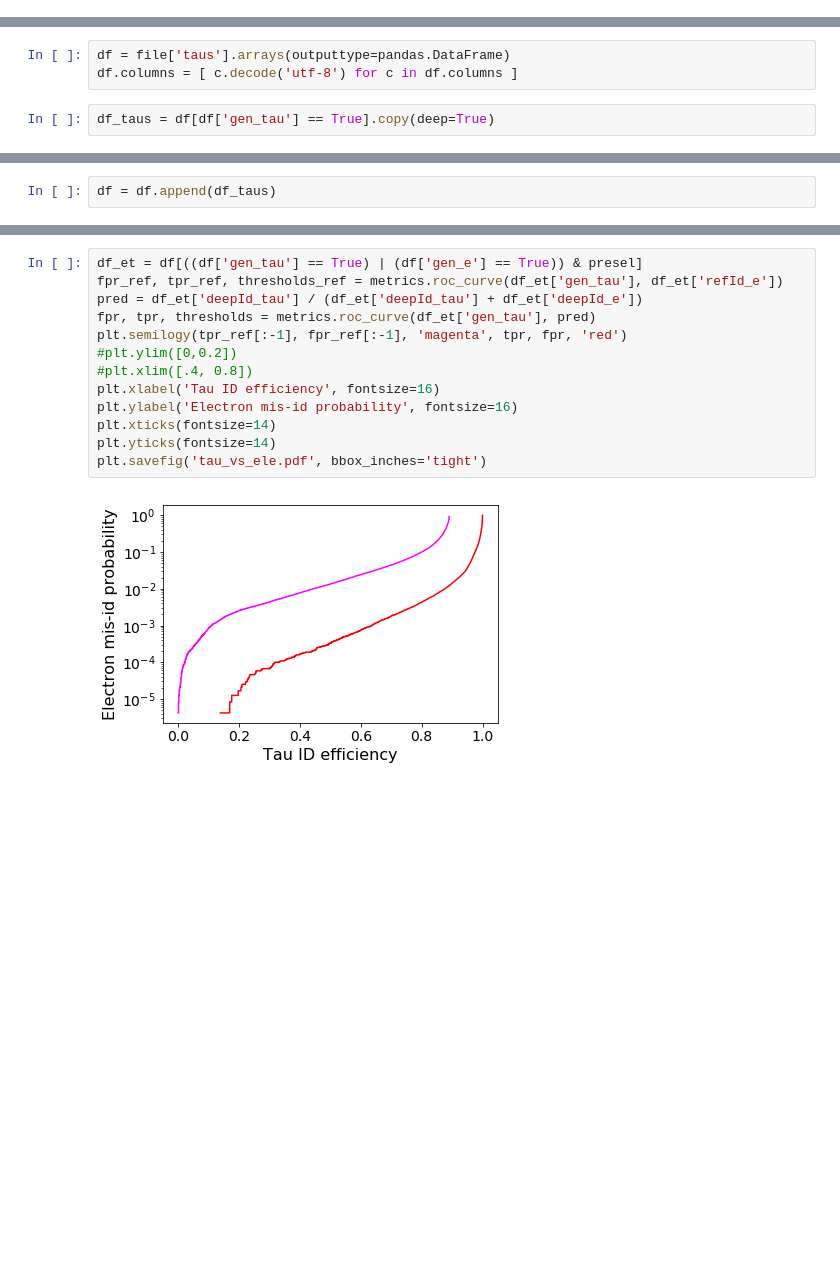
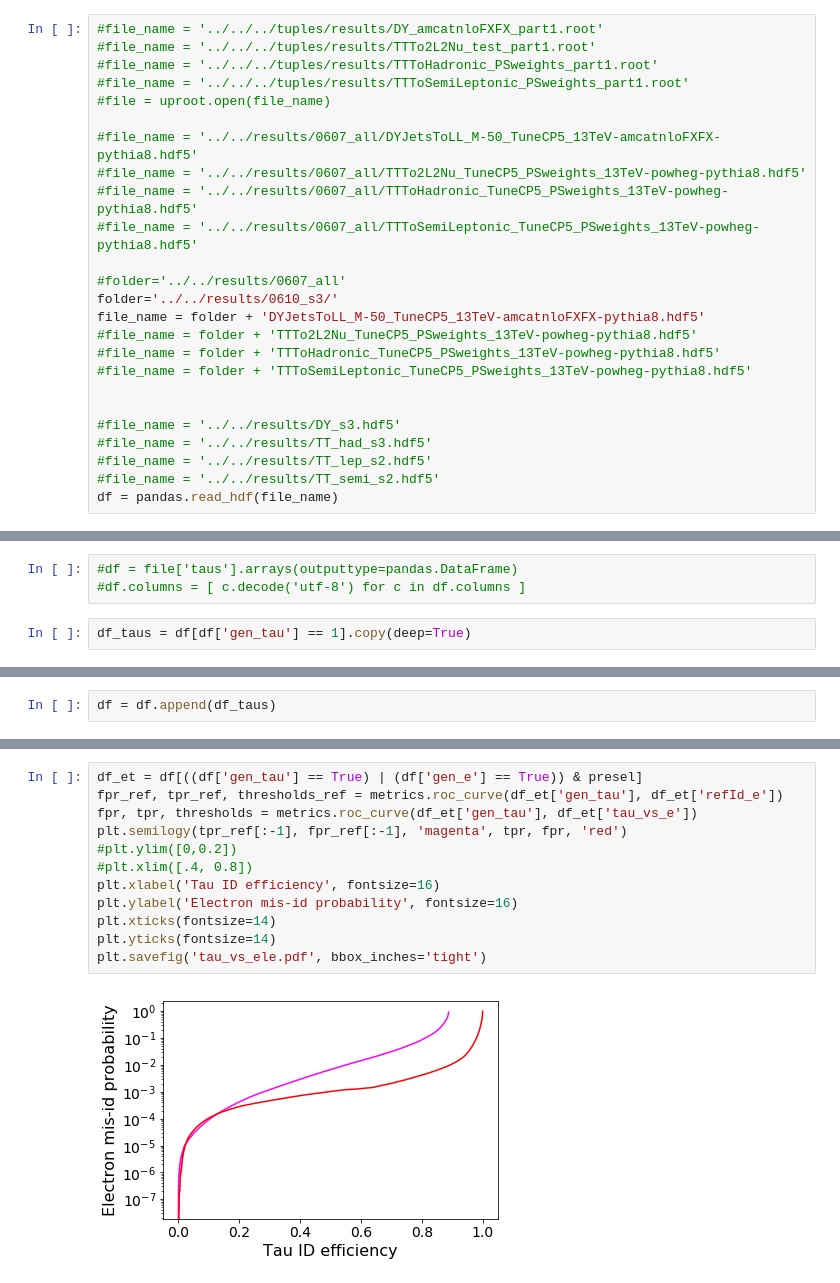
Before and after one commit to cms-tau-pog/TauMLTools, a Jupyter notebook: Analysis/notebooks/ProcessResults.ipynb, the cells around one changed output, grey strips where cells are left out. Cells and saved outputs as stored; diff of their text form; blank space fills up the shorter version.

Commit message:
Improved DeepTau_v2.
Former-commit-id: 456f6b30d8ff1890856f66a701ad44f72d6f7dd3

```diff
--- a/Analysis/notebooks/ProcessResults.ipynb
+++ b/Analysis/notebooks/ProcessResults.ipynb
@@ -13,0 +10,25 @@ file = uproot.open(file_name)
+# %%
+#file_name = '../../../tuples/results/DY_amcatnloFXFX_part1.root'
+#file_name = '../../../tuples/results/TTTo2L2Nu_test_part1.root'
+#file_name = '../../../tuples/results/TTToHadronic_PSweights_part1.root'
+#file_name = '../../../tuples/results/TTToSemiLeptonic_PSweights_part1.root'
+#file = uproot.open(file_name)
+
+#file_name = '../../results/0607_all/DYJetsToLL_M-50_TuneCP5_13TeV-amcatnloFXFX-pythia8.hdf5'
+#file_name = '../../results/0607_all/TTTo2L2Nu_TuneCP5_PSweights_13TeV-powheg-pythia8.hdf5'
+#file_name = '../../results/0607_all/TTToHadronic_TuneCP5_PSweights_13TeV-powheg-pythia8.hdf5'
+#file_name = '../../results/0607_all/TTToSemiLeptonic_TuneCP5_PSweights_13TeV-powheg-pythia8.hdf5'
+
+#folder='../../results/0607_all'
+folder='../../results/0610_s3/'
+file_name = folder + 'DYJetsToLL_M-50_TuneCP5_13TeV-amcatnloFXFX-pythia8.hdf5'
+#file_name = folder + 'TTTo2L2Nu_TuneCP5_PSweights_13TeV-powheg-pythia8.hdf5'
+#file_name = folder + 'TTToHadronic_TuneCP5_PSweights_13TeV-powheg-pythia8.hdf5'
+#file_name = folder + 'TTToSemiLeptonic_TuneCP5_PSweights_13TeV-powheg-pythia8.hdf5'
+
+
+#file_name = '../../results/DY_s3.hdf5'
+#file_name = '../../results/TT_had_s3.hdf5'
+#file_name = '../../results/TT_lep_s2.hdf5'
+#file_name = '../../results/TT_semi_s2.hdf5'
+df = pandas.read_hdf(file_name)
@@ -14,5 +37,5 @@ file = uproot.open(file_name)
 # %%
-df = file['taus'].arrays(outputtype=pandas.DataFrame)
-df.columns = [ c.decode('utf-8') for c in df.columns ]
+#df = file['taus'].arrays(outputtype=pandas.DataFrame)
+#df.columns = [ c.decode('utf-8') for c in df.columns ]
 # %%
-df_taus = df[df['gen_tau'] == True].copy(deep=True)
+df_taus = df[df['gen_tau'] == 1].copy(deep=True)
@@ -42,18 +197,17 @@ plt.savefig('tau_vs_jet.pdf', bbox_inches='tight')
 # %%
 df_et = df[((df['gen_tau'] == True) | (df['gen_e'] == True)) & presel]
 fpr_ref, tpr_ref, thresholds_ref = metrics.roc_curve(df_et['gen_tau'], df_et['refId_e'])
-pred = df_et['deepId_tau'] / (df_et['deepId_tau'] + df_et['deepId_e'])
-fpr, tpr, thresholds = metrics.roc_curve(df_et['gen_tau'], pred)
+fpr, tpr, thresholds = metrics.roc_curve(df_et['gen_tau'], df_et['tau_vs_e'])
 plt.semilogy(tpr_ref[:-1], fpr_ref[:-1], 'magenta', tpr, fpr, 'red')
 #plt.ylim([0,0.2])
 #plt.xlim([.4, 0.8])
 plt.xlabel('Tau ID efficiency', fontsize=16)
 plt.ylabel('Electron mis-id probability', fontsize=16)
 plt.xticks(fontsize=14)
 plt.yticks(fontsize=14)
 plt.savefig('tau_vs_ele.pdf', bbox_inches='tight')
 # %% [output]
-[figure, old version]
+[figure, new version]
 # %%
 df_mt = df[((df['gen_tau'] == True) | (df['gen_mu'] == True)) & presel]
 fpr_ref, tpr_ref, thresholds_ref = metrics.roc_curve(df_mt['gen_tau'], df_mt['refId_mu_loose'])
```
Also changed, not shown: parts of 25 cells of this notebook, 7 other files.
